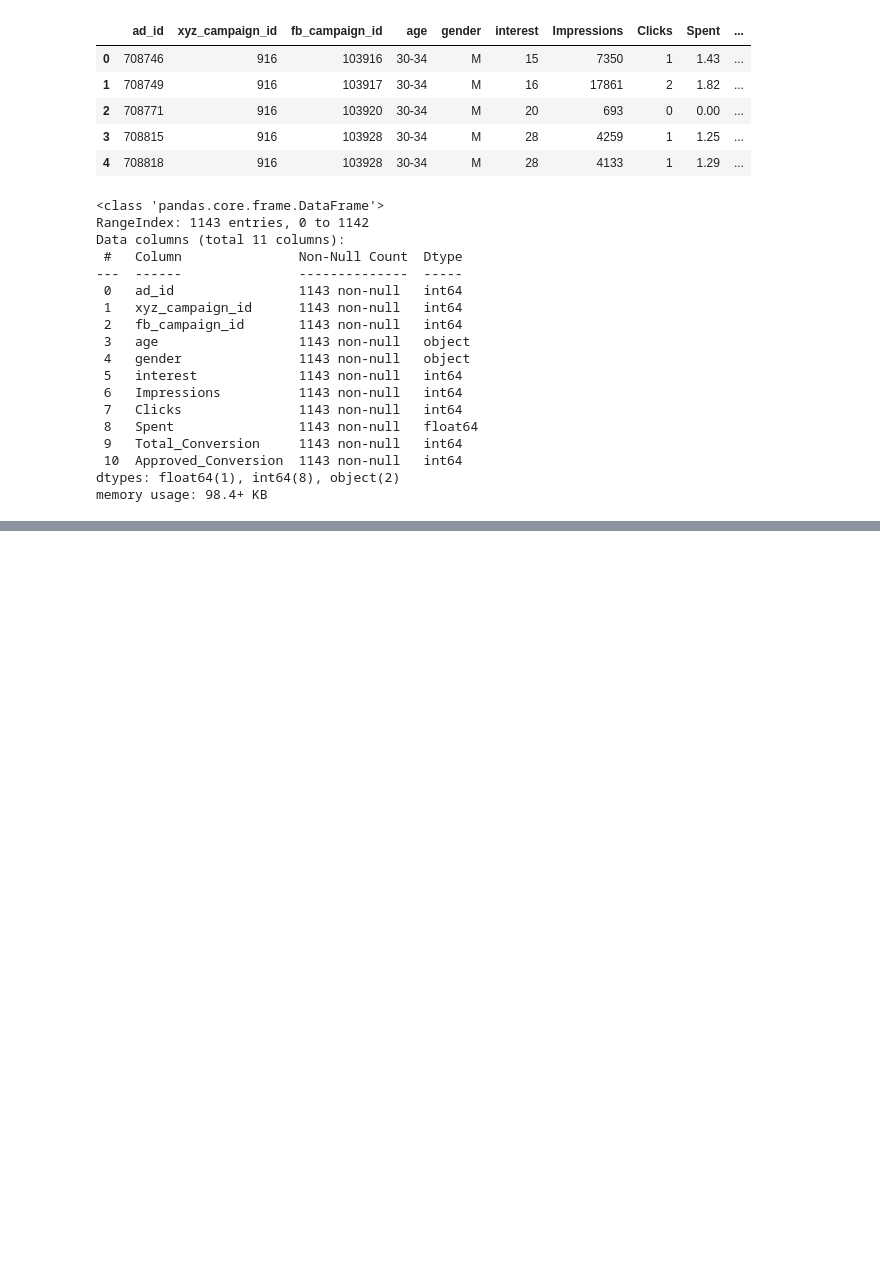
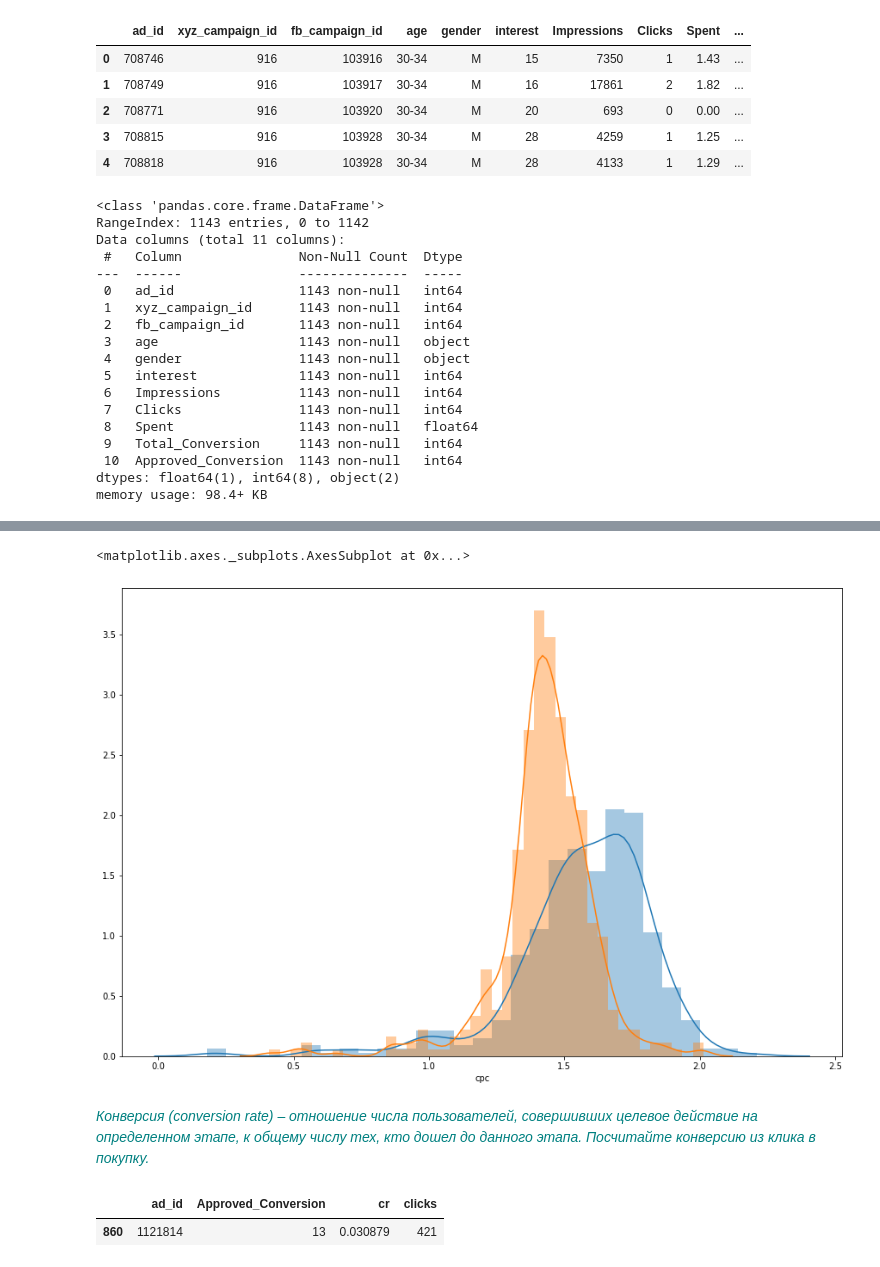
Before and after one commit to bkuspayev/python_repo, a Jupyter notebook: statistics/advertising_analysis/advertising_analysis.ipynb, the cells around one changed output, grey strips where cells are left out. Saved outputs shown, nothing was run; the diff lists cells and outputs as text; code cells hidden in the pictures; blank space fills up the shorter version.

```diff
--- a/statistics/advertising_analysis/advertising_analysis.ipynb
+++ b/statistics/advertising_analysis/advertising_analysis.ipynb
@@ -57,0 +147,4 @@ memory usage: 98.4+ KB
+# %%
+ad_data_cpc_gender = ad_data.groupby(['ad_id', 'gender'], as_index=False).agg({'Spent': 'sum'})
+# %%
+ad_data_cpc_gender['cpc'] = ad_data_cpc_gender.Spent / ad_data.groupby(['ad_id', 'gender'], as_index=False).agg({'Clicks': 'sum'}).Clicks
@@ -57,0 +160,10 @@ memory usage: 98.4+ KB
+# %%
+plt.figure(figsize=(15,10))
+sns.distplot(ad_data_cpc_gender.dropna().query('gender == "M"').cpc)
+sns.distplot(ad_data_cpc_gender.dropna().query('gender == "F"').cpc)
+# %% [output]
+<matplotlib.axes._subplots.AxesSubplot at 0x...>
+[figure, added]
+# %% [markdown]
+<i><font color="teal">Конверсия (conversion rate) – отношение числа пользователей, совершивших целевое действие на определенном этапе, к общему числу тех, кто дошел до данного этапа.
+Посчитайте конверсию из клика в покупку.</font></i>
@@ -57,0 +176,5 @@ memory usage: 98.4+ KB
+# %%
+ad_data_cr.query('ad_id == 1121814')
+# %% [output]
+|  | ad_id | Approved_Conversion | cr | clicks |
+| 860 | 1121814 | 13 | 0.030879 | 421 |
```
Also changed, not shown: parts of 22 cells of this notebook.
